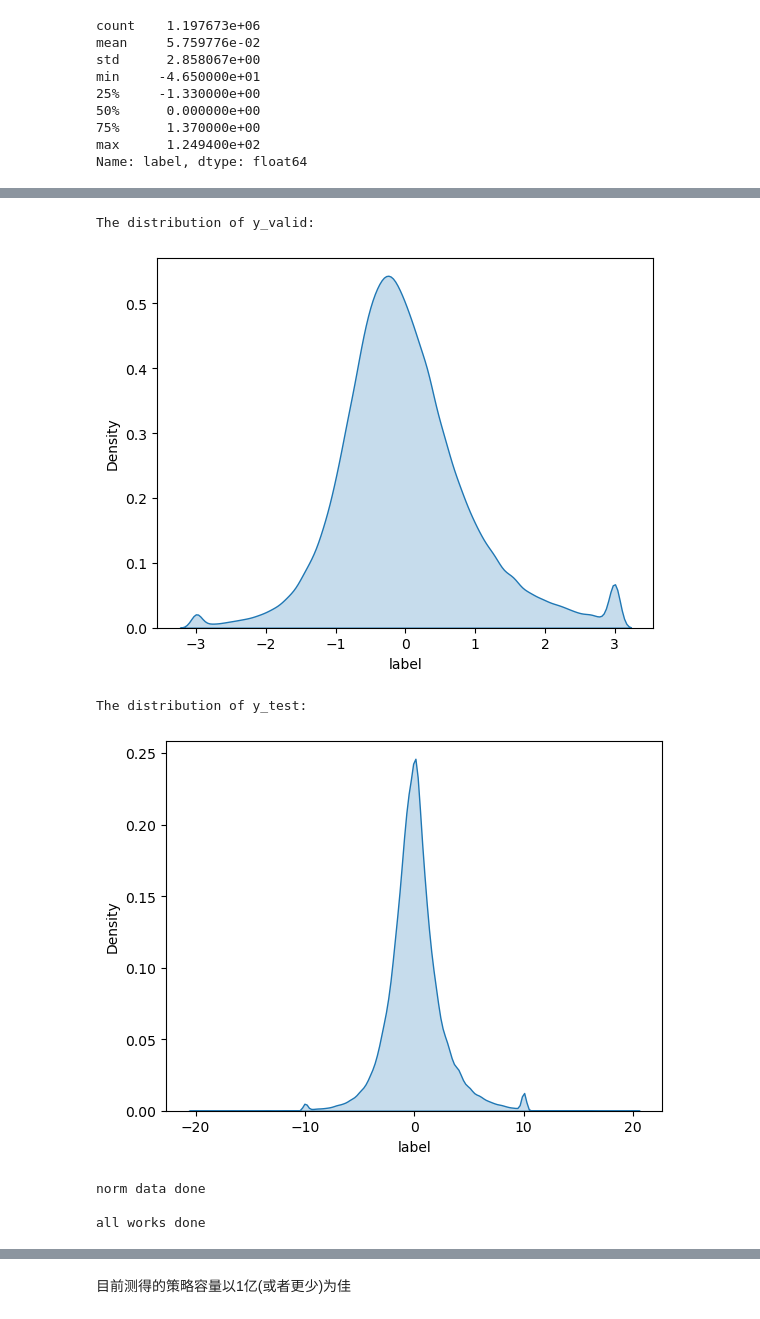
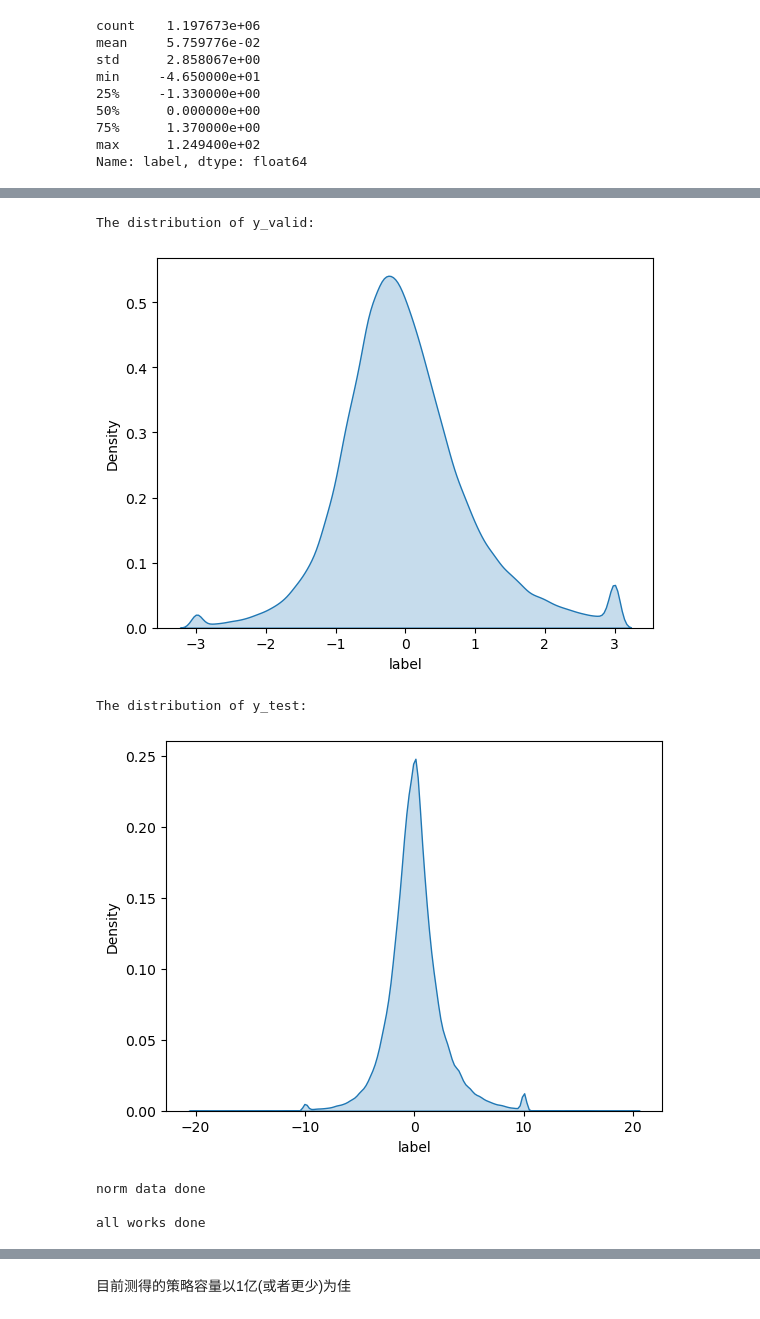
Before and after one commit to HaoningChen/scutquant, a Jupyter notebook: 实践案例/tutorial.ipynb, the cells around one changed output, grey strips where cells are left out. Cells and saved outputs as stored; diff of their text form; code cells hidden in the pictures.

```diff
--- a/实践案例/tutorial.ipynb
+++ b/实践案例/tutorial.ipynb
@@ -107,7 +107,7 @@ split_params = {
     }
 }
 # 按split_params拆分出训练集、验证集和测试集, 并在截面上进行标准化
-result = q.auto_process(X, "label", groupby="instrument", split_params=split_params, select=False, orth=False)
+result = q.auto_process(X, "label", groupby="instrument", split_params=split_params, select=False, orth=False, clip=None)
 
 X_train, y_train, X_valid, y_valid = result["X_train"], result["y_train"], result["X_valid"], result["y_valid"]
 X_test, y_test, ymean, ystd = result["X_test"], result["y_test"], result["ymean"], result["ystd"]
@@ -120,17 +120,17 @@ memory usage: 1.6+ GB
 None
 X_mis= 0.0
 clean dataset done
 
 split data done
 
 label norm done
 
 The distribution of y_train:
 [figure]
 The distribution of y_valid:
 [figure]
 The distribution of y_test:
-[figure, old version]
+[figure, new version]
 norm data done
 
 all works done
```
Also changed, not shown: parts of 7 cells of this notebook.
